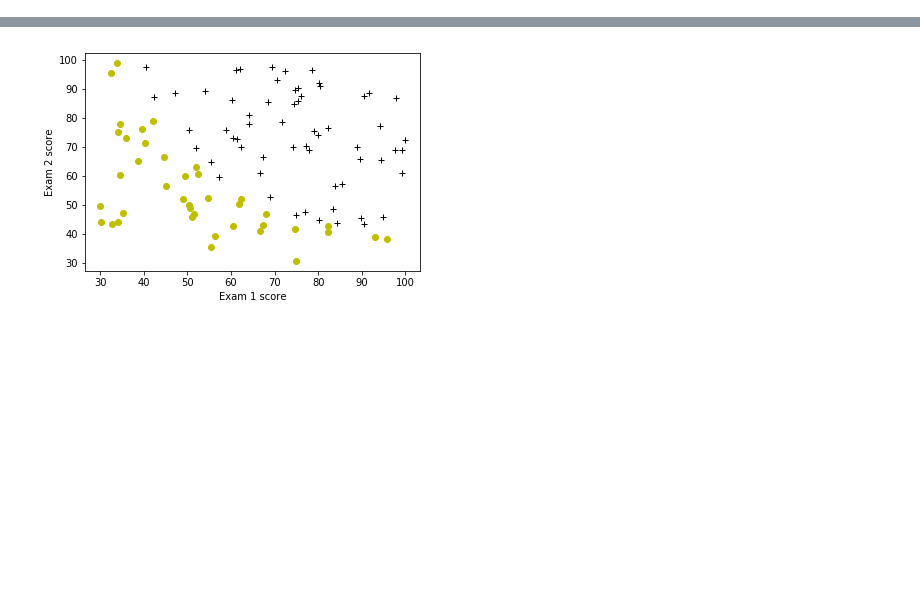
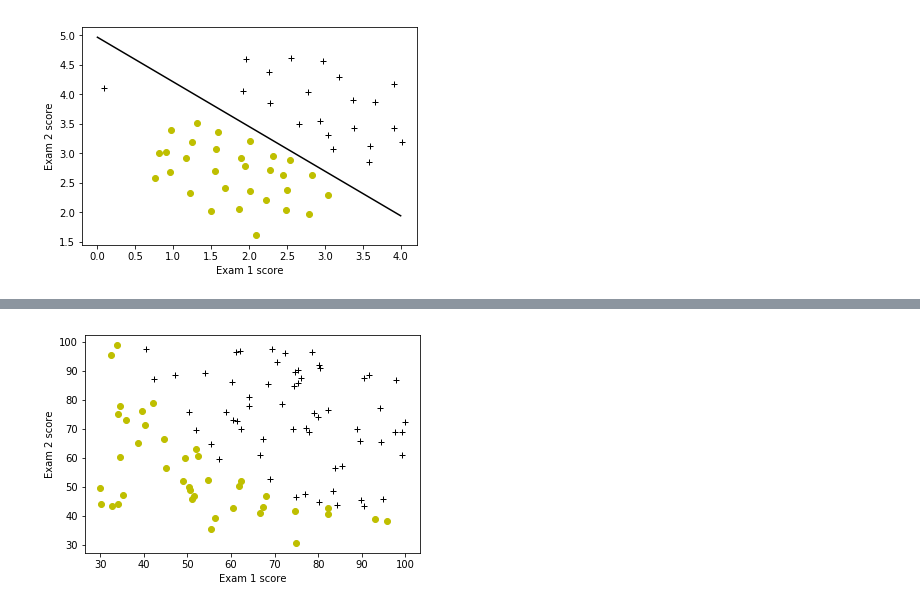
Before and after one commit to ZhenyiLin/python_classification, a Jupyter notebook: SVM.ipynb, the cells around one changed output, grey strips where cells are left out. Cells and saved outputs as stored; diff of their text form; code cells hidden in the pictures; blank space fills up the shorter version.

```diff
--- a/SVM.ipynb
+++ b/SVM.ipynb
@@ -18,0 +64,14 @@ df = pd.read_csv('./ex2data1.txt', names=['score1', 'score2', 'admitted'])
+# %%
+from sklearn.model_selection import train_test_split
+from sklearn.metrics import f1_score, accuracy_score, classification_report
+from sklearn.svm import LinearSVC
+
+X = df.loc[:, ['x1', 'x2']].values
+y = df.loc[:, ['y']].values.ravel()
+X_train, X_test, y_train, y_test = train_test_split(X, y, test_size=0.1, random_state=1)
+
+model = LinearSVC(C=1.0, loss='hinge', class_weight=None, tol=1e-4)
+model.fit(X_train, y_train)
+y_pred = model.predict(X_test)
+print("accuracy score = %.5f\n" %accuracy_score(y_test, y_pred))
+print(classification_report(y_test, y_pred))
@@ -18,0 +87,22 @@ df = pd.read_csv('./ex2data1.txt', names=['score1', 'score2', 'admitted'])
+# %%
+import numpy as np
+def plotBoundary(model, X, y):
+    from matplotlib import pyplot as plt
+    x1 = X[y==1,0]
+    x2 = X[y==0,0]
+    y1 = X[y==1,1]
+    y2 = X[y==0,1]
+    fig, ax = plt.subplots()
+    ax.plot(x1,y1,"k+",x2,y2,"yo")
+    ax.set_xlabel('Exam 1 score')
+    ax.set_ylabel('Exam 2 score')
+
+    a = model.coef_[0]
+    b = model.intercept_[0]
+    xx = np.linspace(0,4)
+    yy = (-a[0]*xx - b)/a[1]
+    ax.plot(xx, yy, 'k-')
+
+plotBoundary(model, X, y)
+# %% [output]
+[figure, added]
```
Also changed, not shown: parts of 20 cells of this notebook, 3 other files.
